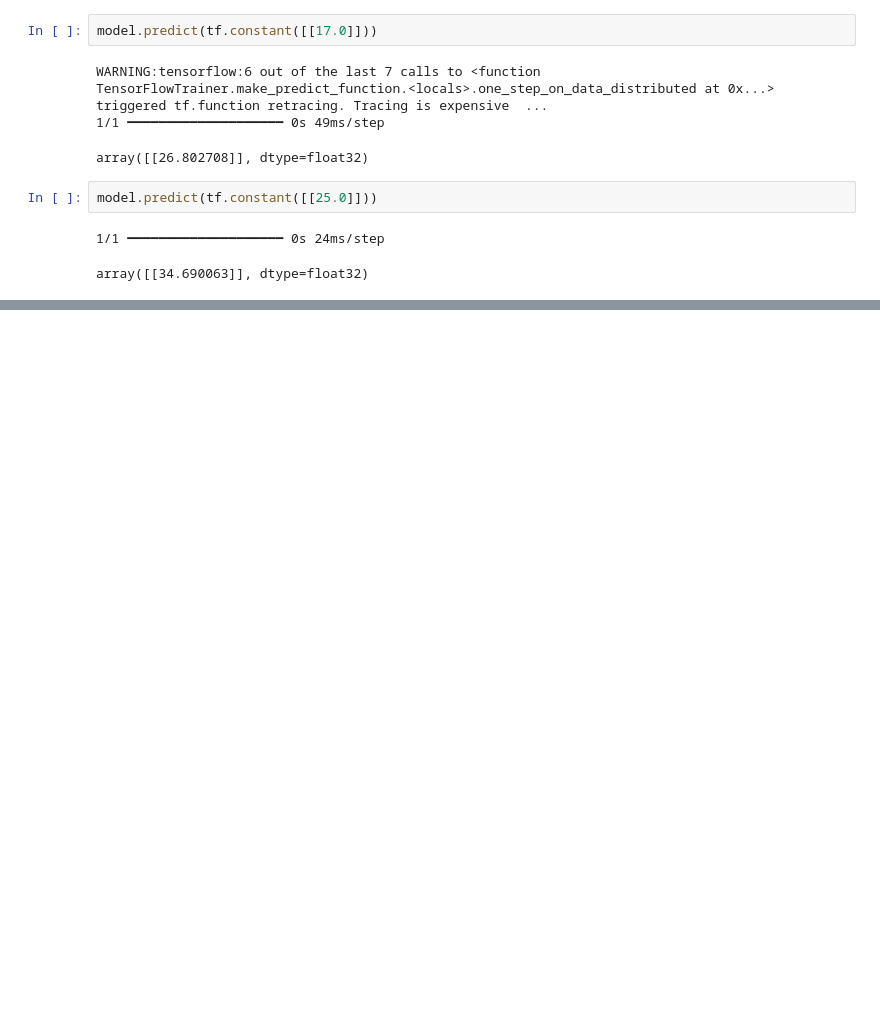
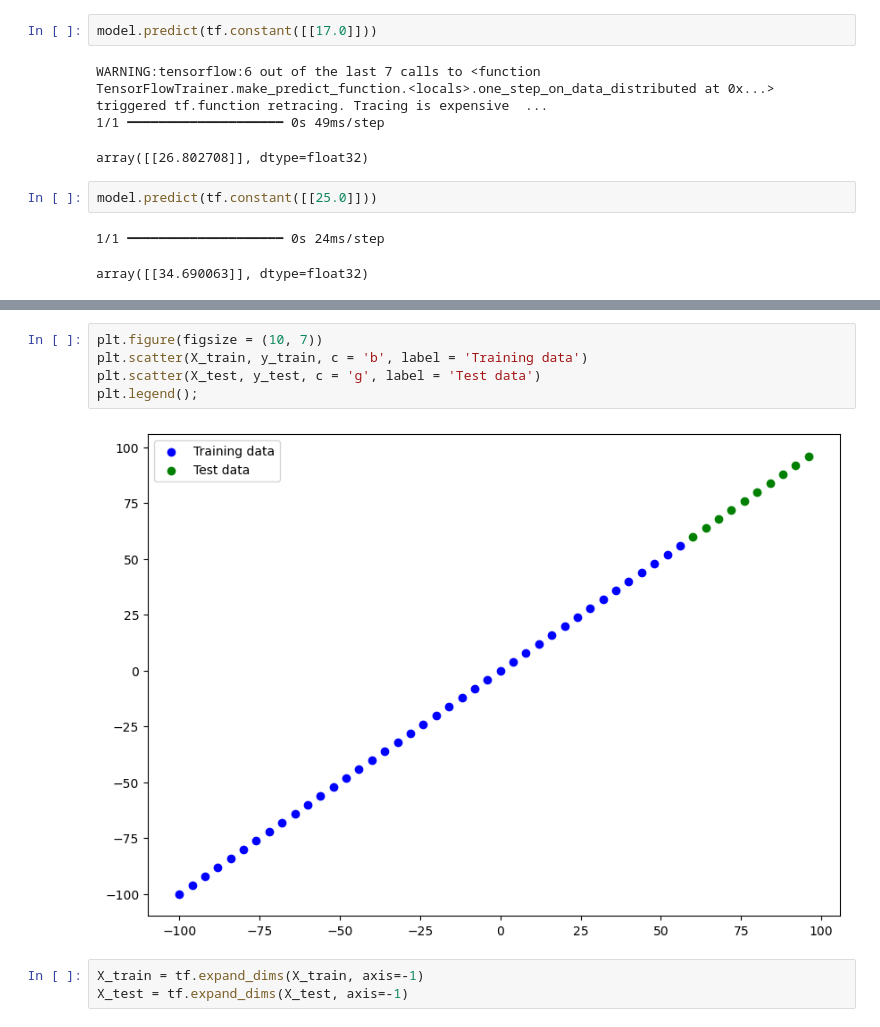
Before and after one commit to JovanTTT/Tensorflow-Course, a Jupyter notebook: neural_network_regression.ipynb, the cells around one changed output, grey strips where cells are left out. Drawn from its saved outputs; the diff is of its cells as text; blank space fills up the shorter version.

```diff
--- a/neural_network_regression.ipynb
+++ b/neural_network_regression.ipynb
@@ -317,0 +353,10 @@ array([[34.690063]], dtype=float32)
+# %%
+plt.figure(figsize = (10, 7))
+plt.scatter(X_train, y_train, c = 'b', label = 'Training data')
+plt.scatter(X_test, y_test, c = 'g', label = 'Test data')
+plt.legend();
+# %% [output]
+[figure, added]
+# %%
+X_train = tf.expand_dims(X_train, axis=-1)
+X_test = tf.expand_dims(X_test, axis=-1)
```
Also changed, not shown: parts of 13 cells of this notebook.
